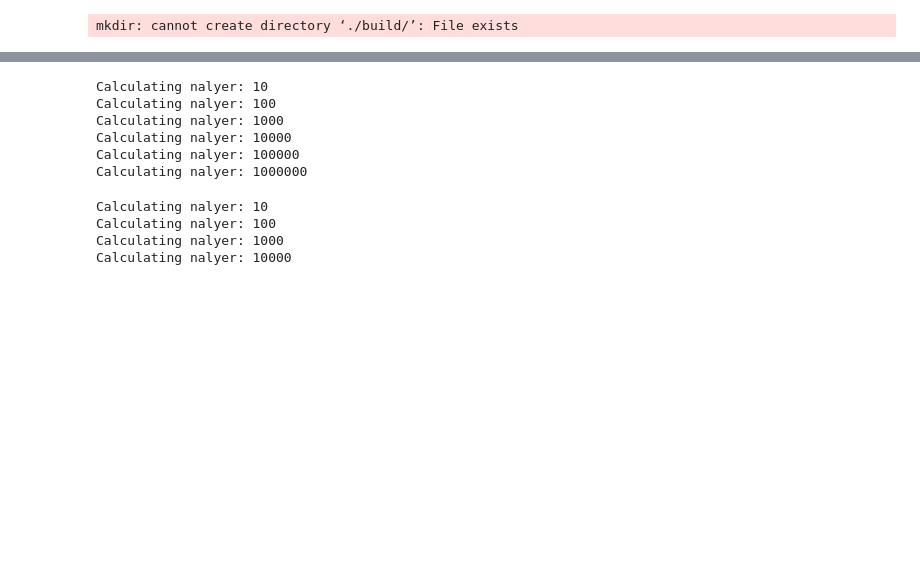
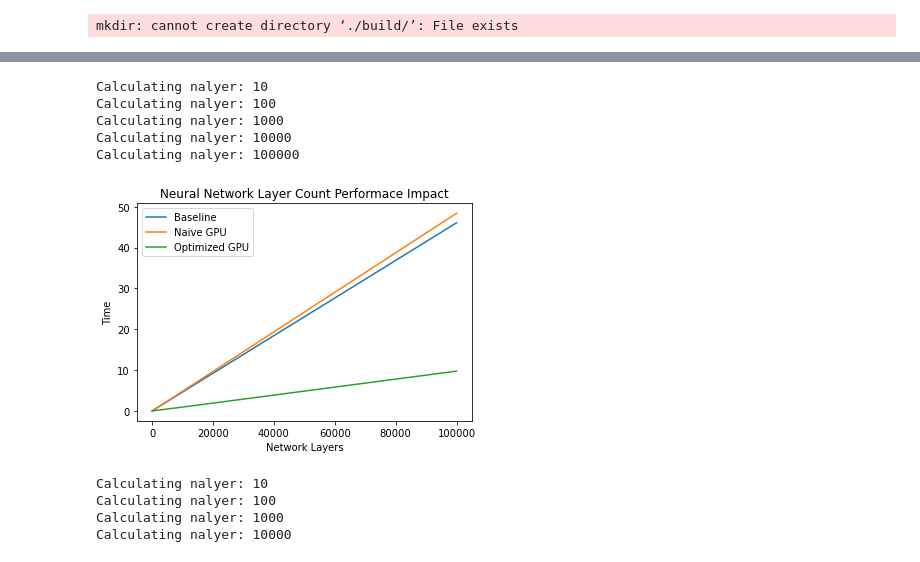
Before and after one commit to Depetrol/ScaleAI, a Jupyter notebook: performance.ipynb, the cells around one changed output, grey strips where cells are left out. Cells and saved outputs as stored; diff of their text form; code cells hidden in the pictures; blank space fills up the shorter version.

Commit message:
Add Plot

```diff
--- a/performance.ipynb
+++ b/performance.ipynb
@@ -92,33 +92,33 @@ Calculating width: 100000
 # %%
-nlayer_arr = [10, 100, 1000, 10000, 100000, 1000000, 10000000]
+nlayer_arr = [10, 100, 1000, 10000, 100000]
 result_arr_Base = []
 result_arr_GPU_Naive = []
 result_arr_GPU = []
 
 for nlayer in nlayer_arr:
     print("Calculating nalyer:", nlayer)
     result_arr_Base.append( Test_Base(nlayer, 10000) )
     result_arr_GPU_Naive.append( Test_GPU_Naive(nlayer, 10000, 128) )
     result_arr_GPU.append(Test_GPU(nlayer, 10000, 128))
 
 x = np.array(nlayer_arr)
 fig, ax = plt.subplots()
 ax.plot(x, result_arr_Base, label='Baseline')
 ax.plot(x, result_arr_GPU_Naive, label='Naive GPU')
 ax.plot(x, result_arr_GPU, label='Optimized GPU')
 
 ax.set_xlabel('Network Layers')
 ax.set_ylabel('Time')
 ax.set_title('Neural Network Layer Count Performace Impact')
 ax.legend()
 plt.show()
 # %% [output]
 Calculating nalyer: 10
 Calculating nalyer: 100
 Calculating nalyer: 1000
 Calculating nalyer: 10000
 Calculating nalyer: 100000
-Calculating nalyer: 1000000
+[figure, added]
 # %%
 nlayer_arr = [10, 100, 1000, 10000]
 result_arr_Base = []
```
Also changed, not shown: parts of 3 cells of this notebook.
